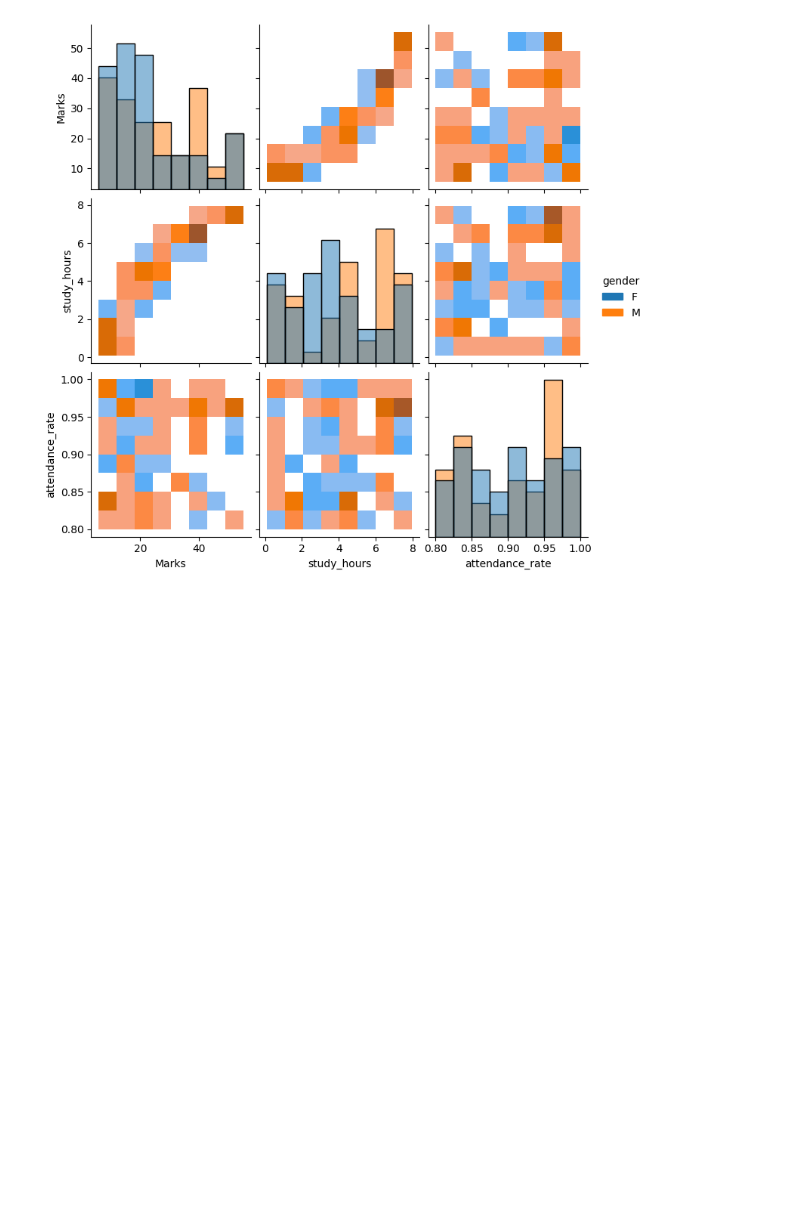
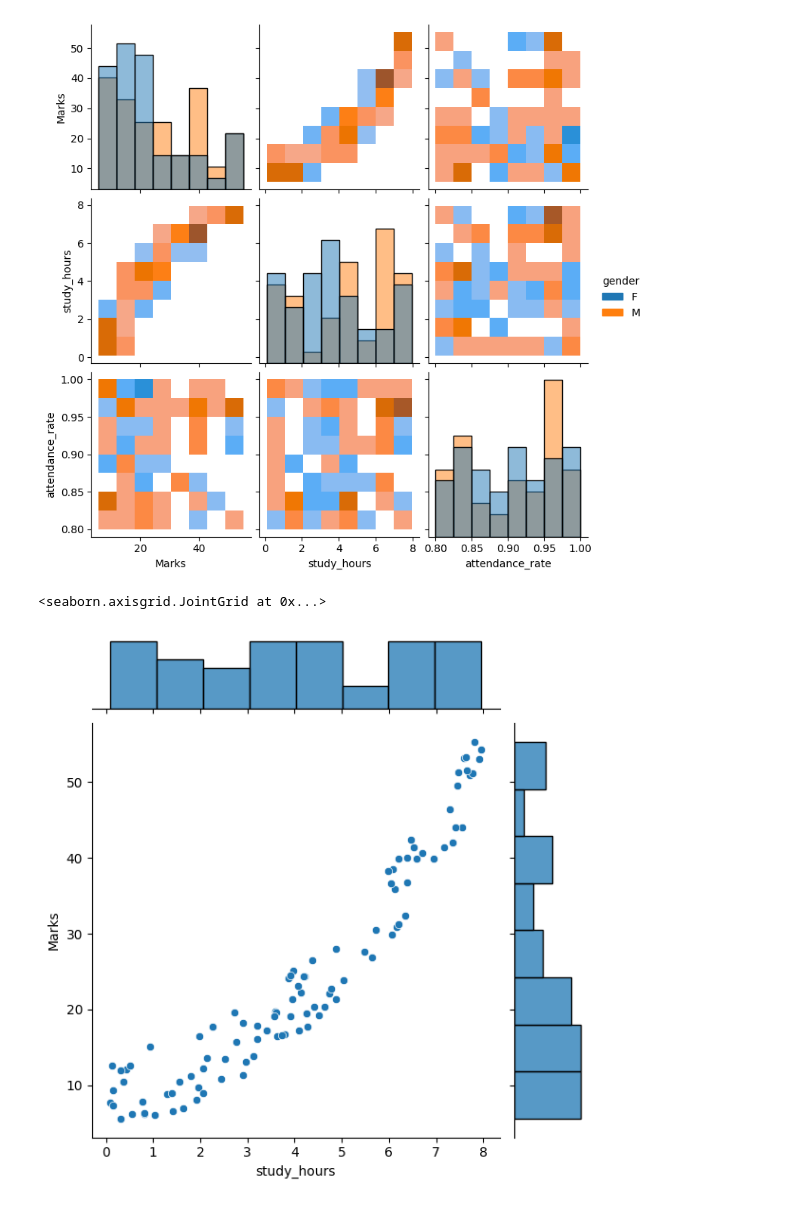
Before and after one commit to kaho0/Abstract, a Jupyter notebook: Shore_16.ipynb, the cells around one changed output. Drawn from its saved outputs; the diff is of its cells as text; code cells hidden in the pictures; blank space fills up the shorter version.

```diff
--- a/Shore_16.ipynb
+++ b/Shore_16.ipynb
@@ -109,3 +109,8 @@ sns.pairplot(data=student_marks,kind='hist',hue='gender')
 # %% [output]
 <seaborn.axisgrid.PairGrid at 0x...>
 [figure]
+# %%
+sns.jointplot(data=student_marks,x='study_hours',y='Marks')
+# %% [output]
+<seaborn.axisgrid.JointGrid at 0x...>
+[figure, added]
```
Also changed, not shown: parts of 1 cell of this notebook.
